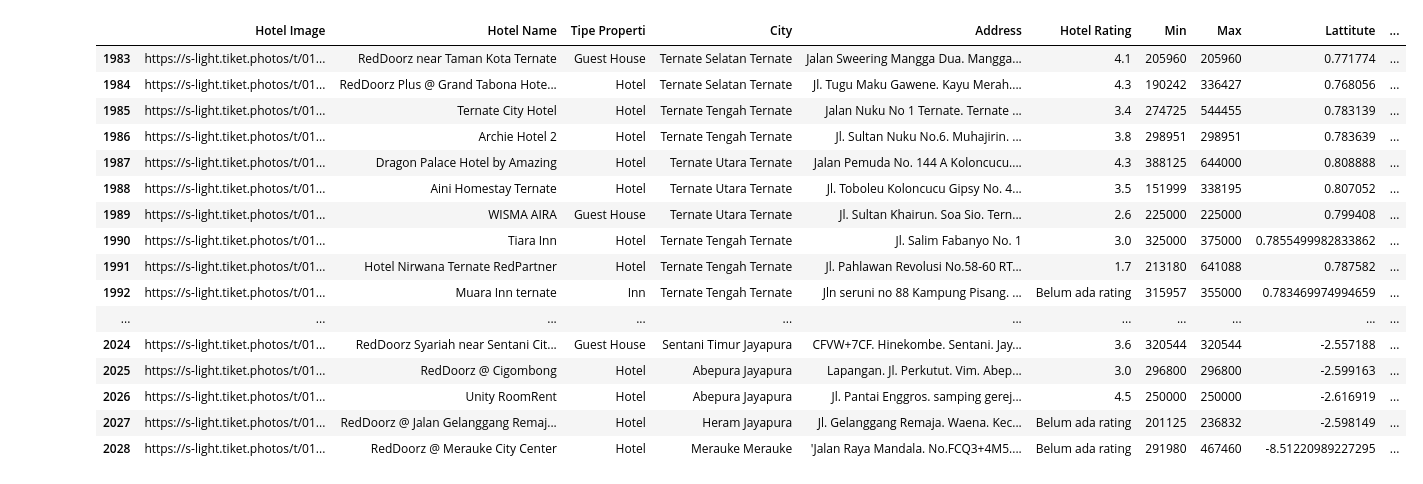
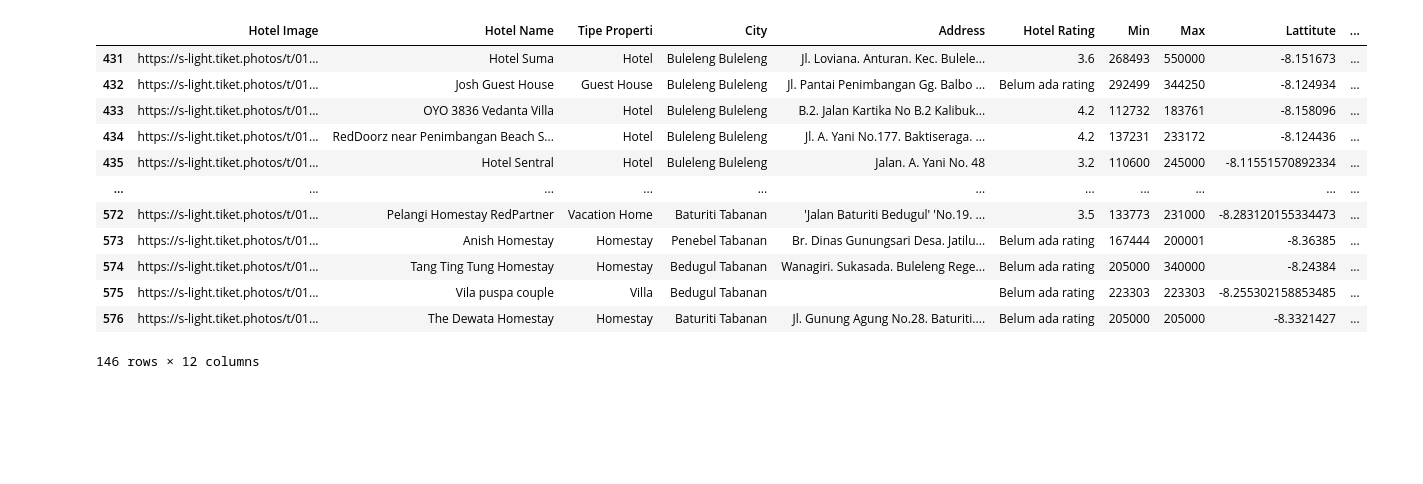
Before and after one commit to mister-riduro/datasets-final-project, a Jupyter notebook: Scrap_Hotel/scrap2-hotelDatas-tiket.ipynb, the cells around one changed output. Drawn from its saved outputs; the diff is of its cells as text; code cells hidden in the pictures; blank space fills up the shorter version.

```diff
--- a/Scrap_Hotel/scrap2-hotelDatas-tiket.ipynb
+++ b/Scrap_Hotel/scrap2-hotelDatas-tiket.ipynb
@@ -109,6 +199,8 @@ lattitude = []
 longitude = []
 hotelImage = []
 propertyType = []
+hotelLink = []
+mapLink = []
 wifi = 'wifi'
 
 
@@ -134,12 +226,12 @@ for i in range(0, len(link_hotel)):
     property_type = a.find('div', attrs={'class' : 'property-type'})
 
     # i = 0
-    if len(room_price):
+    if len(room_price) > 0:
       hotelName.append(hotel_name.text)
 
       city_hotel = city_hotel.text.replace(',', '')
       cityHotel.append(city_hotel)
-
+      hotelLink.append(link_hotel[i])
       # print(image_hotel_div)
 
       if image_hotel_div is None:
@@ -167,6 +259,7 @@ for i in range(0, len(link_hotel)):
       #GET IMAGE LINK
       image_map = image_map.find('img')
       map_link = image_map.get('src')
+      mapLink.append(map_link)
 
       #ADJUST IMAGE LINK
       lat, long = map_link.split("|")[2].split(",")
@@ -182,8 +275,10 @@ for i in range(0, len(link_hotel)):
       # for b, data in enumerate(facil):
       #   facil[b] = data.text
       # facilities.append(facil)
+      # print(i)
+      # print(room_price)
+      for c in range(len(room_price)):
 
-      for c in range(len(room_price)):
         tempStr = room_price[c].find('span').text
         tempStr = tempStr.strip()
         tempStr = tempStr.lstrip('IDR ')
@@ -198,31 +293,27 @@ for i in range(0, len(link_hotel)):
 # %%
 # print(type(minPrice))
 
 # df = pd.DataFrame(list(zip(hotelImage, hotelName, propertyType, cityHotel, addressHotel, hotelRating, minPrice, maxPrice,facilities, lattitude, longitude)), columns =['Hotel Image', 'Hotel Name', 'Tipe Properti','City', 'Address', 'Hotel Rating', 'Min', 'Max', 'Facilities', 'Lattitute', 'Longitude'])
 # df
 
-df = pd.DataFrame(list(zip(hotelImage, hotelName, propertyType, cityHotel, addressHotel, hotelRating, minPrice, maxPrice, lattitude, longitude)), columns =['Hotel Image', 'Hotel Name', 'Tipe Properti','City', 'Address', 'Hotel Rating', 'Min', 'Max', 'Lattitute', 'Longitude'])
-df.index += 1983
+df = pd.DataFrame(list(zip(hotelImage, hotelName, propertyType, cityHotel, addressHotel, hotelRating, minPrice, maxPrice, lattitude, longitude, mapLink, hotelLink)), columns =['Hotel Image', 'Hotel Name', 'Tipe Properti','City', 'Address', 'Hotel Rating', 'Min', 'Max', 'Lattitute', 'Longitude', 'Map Link', 'Hotel Link'])
+df.index += 431
 
 df
 
 # len(minPrice)
 # %% [output]
 |  | Hotel Image | Hotel Name | Tipe Properti | City | Address | Hotel Rating | Min | Max | Lattitute | ... |
-| 1983 | https://s-light.tiket.photos/t/01... | RedDoorz near Taman Kota Ternate | Guest House | Ternate Selatan Ternate | Jalan Sweering Mangga Dua. Mangga... | 4.1 | 205960 | 205960 | 0.771774 | ... |
-| 1984 | https://s-light.tiket.photos/t/01... | RedDoorz Plus @ Grand Tabona Hote... | Hotel | Ternate Selatan Ternate | Jl. Tugu Maku Gawene. Kayu Merah.... | 4.3 | 190242 | 336427 | 0.768056 | ... |
-| 1985 | https://s-light.tiket.photos/t/01... | Ternate City Hotel | Hotel | Ternate Tengah Ternate | Jalan Nuku No 1 Ternate. Ternate ... | 3.4 | 274725 | 544455 | 0.783139 | ... |
-| 1986 | https://s-light.tiket.photos/t/01... | Archie Hotel 2 | Hotel | Ternate Tengah Ternate | Jl. Sultan Nuku No.6. Muhajirin. ... | 3.8 | 298951 | 298951 | 0.783639 | ... |
-| 1987 | https://s-light.tiket.photos/t/01... | Dragon Palace Hotel by Amazing | Hotel | Ternate Utara Ternate | Jalan Pemuda No. 144 A Koloncucu.... | 4.3 | 388125 | 644000 | 0.808888 | ... |
-| 1988 | https://s-light.tiket.photos/t/01... | Aini Homestay Ternate | Hotel | Ternate Utara Ternate | Jl. Toboleu Koloncucu Gipsy No. 4... | 3.5 | 151999 | 338195 | 0.807052 | ... |
-| 1989 | https://s-light.tiket.photos/t/01... | WISMA AIRA | Guest House | Ternate Utara Ternate | Jl. Sultan Khairun. Soa Sio. Tern... | 2.6 | 225000 | 225000 | 0.799408 | ... |
-| 1990 | https://s-light.tiket.photos/t/01... | Tiara Inn | Hotel | Ternate Tengah Ternate | Jl. Salim Fabanyo No. 1 | 3.0 | 325000 | 375000 | 0.7855499982833862 | ... |
-| 1991 | https://s-light.tiket.photos/t/01... | Hotel Nirwana Ternate RedPartner | Hotel | Ternate Tengah Ternate | Jl. Pahlawan Revolusi No.58-60 RT... | 1.7 | 213180 | 641088 | 0.787582 | ... |
-| 1992 | https://s-light.tiket.photos/t/01... | Muara Inn ternate | Inn | Ternate Tengah Ternate | Jln seruni no 88 Kampung Pisang. ... | Belum ada rating | 315957 | 355000 | 0.783469974994659 | ... |
+| 431 | https://s-light.tiket.photos/t/01... | Hotel Suma | Hotel | Buleleng Buleleng | Jl. Loviana. Anturan. Kec. Bulele... | 3.6 | 268493 | 550000 | -8.151673 | ... |
+| 432 | https://s-light.tiket.photos/t/01... | Josh Guest House | Guest House | Buleleng Buleleng | Jl. Pantai Penimbangan Gg. Balbo ... | Belum ada rating | 292499 | 344250 | -8.124934 | ... |
+| 433 | https://s-light.tiket.photos/t/01... | OYO 3836 Vedanta Villa | Hotel | Buleleng Buleleng | B.2. Jalan Kartika No B.2 Kalibuk... | 4.2 | 112732 | 183761 | -8.158096 | ... |
+| 434 | https://s-light.tiket.photos/t/01... | RedDoorz near Penimbangan Beach S... | Hotel | Buleleng Buleleng | Jl. A. Yani No.177. Baktiseraga. ... | 4.2 | 137231 | 233172 | -8.124436 | ... |
+| 435 | https://s-light.tiket.photos/t/01... | Hotel Sentral | Hotel | Buleleng Buleleng | Jalan. A. Yani No. 48 | 3.2 | 110600 | 245000 | -8.11551570892334 | ... |
 | ... | ... | ... | ... | ... | ... | ... | ... | ... | ... | ... |
-| 2024 | https://s-light.tiket.photos/t/01... | RedDoorz Syariah near Sentani Cit... | Guest House | Sentani Timur Jayapura | CFVW+7CF. Hinekombe. Sentani. Jay... | 3.6 | 320544 | 320544 | -2.557188 | ... |
-| 2025 | https://s-light.tiket.photos/t/01... | RedDoorz @ Cigombong | Hotel | Abepura Jayapura | Lapangan. Jl. Perkutut. Vim. Abep... | 3.0 | 296800 | 296800 | -2.599163 | ... |
-| 2026 | https://s-light.tiket.photos/t/01... | Unity RoomRent | Hotel | Abepura Jayapura | Jl. Pantai Enggros. samping gerej... | 4.5 | 250000 | 250000 | -2.616919 | ... |
-| 2027 | https://s-light.tiket.photos/t/01... | RedDoorz @ Jalan Gelanggang Remaj... | Hotel | Heram Jayapura | Jl. Gelanggang Remaja. Waena. Kec... | Belum ada rating | 201125 | 236832 | -2.598149 | ... |
-| 2028 | https://s-light.tiket.photos/t/01... | RedDoorz @ Merauke City Center | Hotel | Merauke Merauke | 'Jalan Raya Mandala. No.FCQ3+4M5.... | Belum ada rating | 291980 | 467460 | -8.51220989227295 | ... |
+| 572 | https://s-light.tiket.photos/t/01... | Pelangi Homestay RedPartner | Vacation Home | Baturiti Tabanan | 'Jalan Baturiti Bedugul' 'No.19. ... | 3.5 | 133773 | 231000 | -8.283120155334473 | ... |
+| 573 | https://s-light.tiket.photos/t/01... | Anish Homestay | Homestay | Penebel Tabanan | Br. Dinas Gunungsari Desa. Jatilu... | Belum ada rating | 167444 | 200001 | -8.36385 | ... |
+| 574 | https://s-light.tiket.photos/t/01... | Tang Ting Tung Homestay | Homestay | Bedugul Tabanan | Wanagiri. Sukasada. Buleleng Rege... | Belum ada rating | 205000 | 340000 | -8.24384 | ... |
+| 575 | https://s-light.tiket.photos/t/01... | Vila puspa couple | Villa | Bedugul Tabanan |  | Belum ada rating | 223303 | 223303 | -8.255302158853485 | ... |
+| 576 | https://s-light.tiket.photos/t/01... | The Dewata Homestay | Homestay | Baturiti Tabanan | Jl. Gunung Agung No.28. Baturiti.... | Belum ada rating | 205000 | 205000 | -8.3321427 | ... |
+146 rows × 12 columns
 # %%
```
Also changed, not shown: parts of 7 cells of this notebook, 47 other files.
